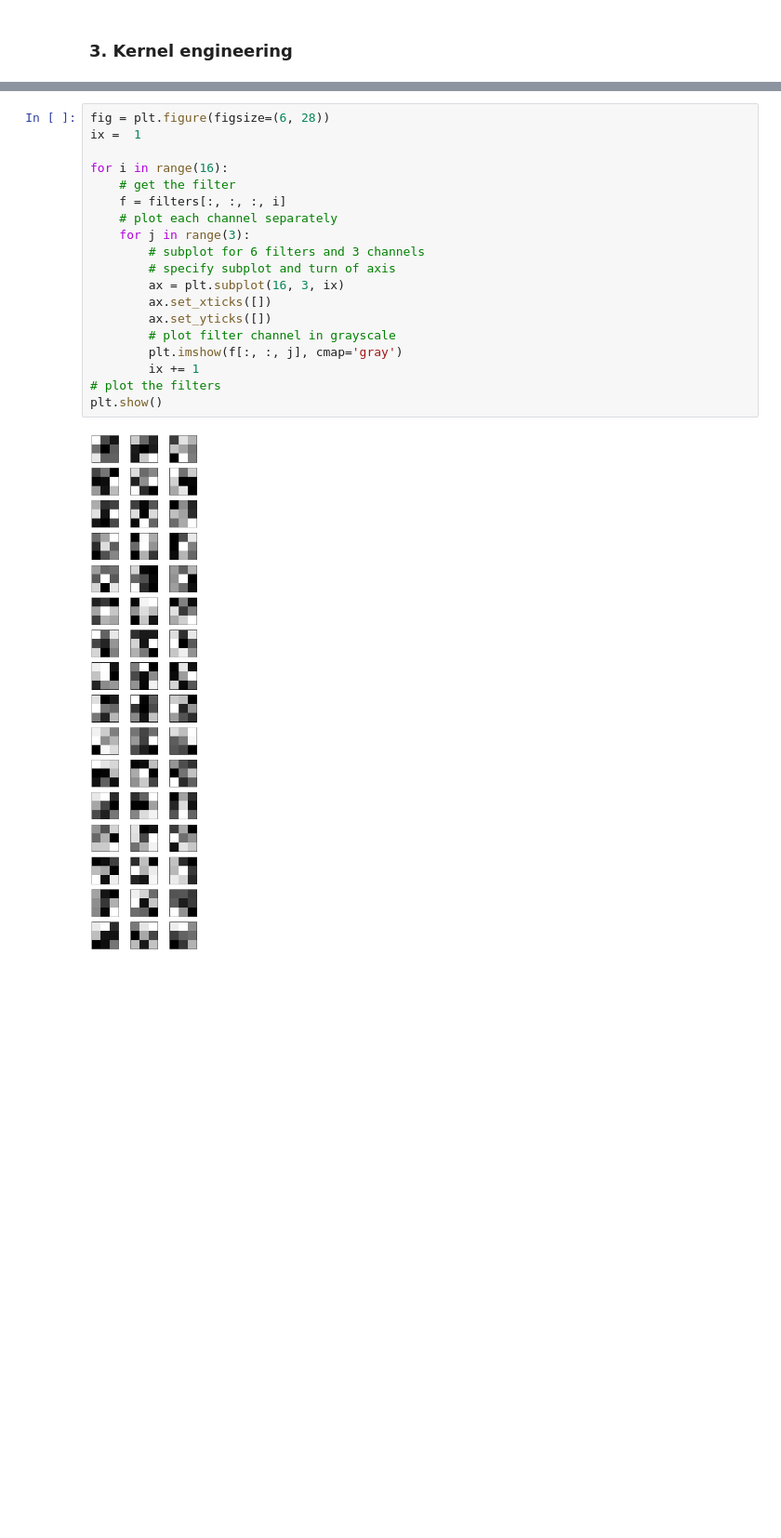
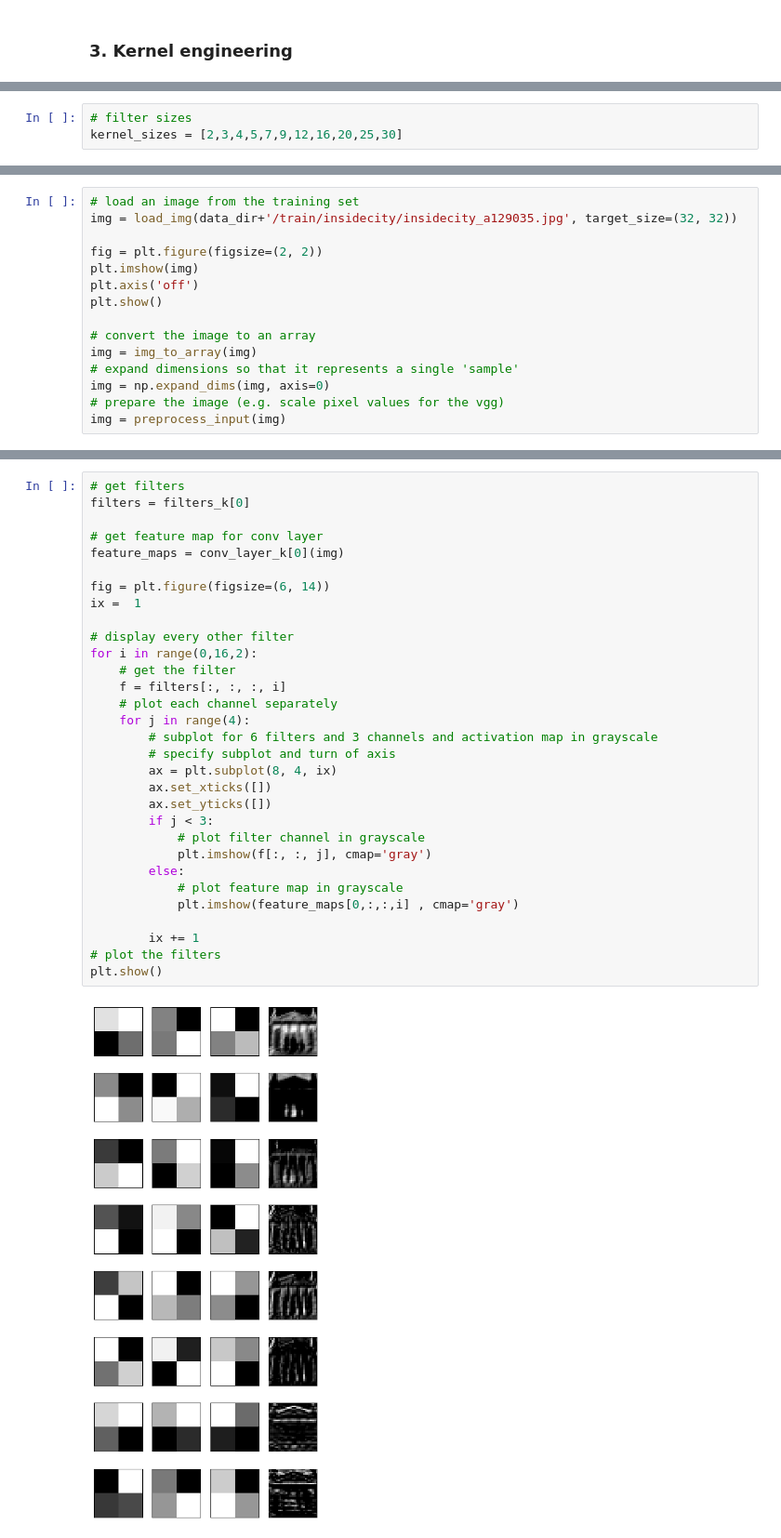
Before and after one commit to tsultan16/COMP90086_Assignment2, a Jupyter notebook: COMP90086_asst2_2023_copy.ipynb, the cells around one changed output, grey strips where cells are left out. Shown at 93% size. Cells and saved outputs as stored; diff of their text form; blank space fills up the shorter version.

```diff
--- a/COMP90086_asst2_2023_copy.ipynb
+++ b/COMP90086_asst2_2023_copy.ipynb
@@ -380,0 +290,3 @@ filters = (filters-f_min) / (f_max- f_min)
+# %%
+# filter sizes
+kernel_sizes = [2,3,4,5,7,9,12,16,20,25,30]
@@ -382,0 +387,15 @@ filters = (filters-f_min) / (f_max- f_min)
+# %%
+# load an image from the training set
+img = load_img(data_dir+'/train/insidecity/insidecity_a129035.jpg', target_size=(32, 32))
+
+fig = plt.figure(figsize=(2, 2))
+plt.imshow(img)
+plt.axis('off')
+plt.show()
+
+# convert the image to an array
+img = img_to_array(img)
+# expand dimensions so that it represents a single 'sample'
+img = np.expand_dims(img, axis=0)
+# prepare the image (e.g. scale pixel values for the vgg)
+img = preprocess_input(img)
@@ -383,21 +406,33 @@ filters = (filters-f_min) / (f_max- f_min)
 # %%
-fig = plt.figure(figsize=(6, 28))
+# get filters
+filters = filters_k[0]
+
+# get feature map for conv layer
+feature_maps = conv_layer_k[0](img)
+
+fig = plt.figure(figsize=(6, 14))
 ix =  1
 
-for i in range(16):
+# display every other filter
+for i in range(0,16,2):
     # get the filter
     f = filters[:, :, :, i]
     # plot each channel separately
-    for j in range(3):
-        # subplot for 6 filters and 3 channels
+    for j in range(4):
+        # subplot for 6 filters and 3 channels and activation map in grayscale
         # specify subplot and turn of axis
-        ax = plt.subplot(16, 3, ix)
+        ax = plt.subplot(8, 4, ix)
         ax.set_xticks([])
         ax.set_yticks([])
-        # plot filter channel in grayscale
-        plt.imshow(f[:, :, j], cmap='gray')
+        if j < 3:
+            # plot filter channel in grayscale
+            plt.imshow(f[:, :, j], cmap='gray')
+        else:
+            # plot feature map in grayscale
+            plt.imshow(feature_maps[0,:,:,i] , cmap='gray')
+
         ix += 1
 # plot the filters
 plt.show()
 # %% [output]
-[figure, old version]
+[figure, new version]
```
Also changed, not shown: parts of 43 cells of this notebook.
